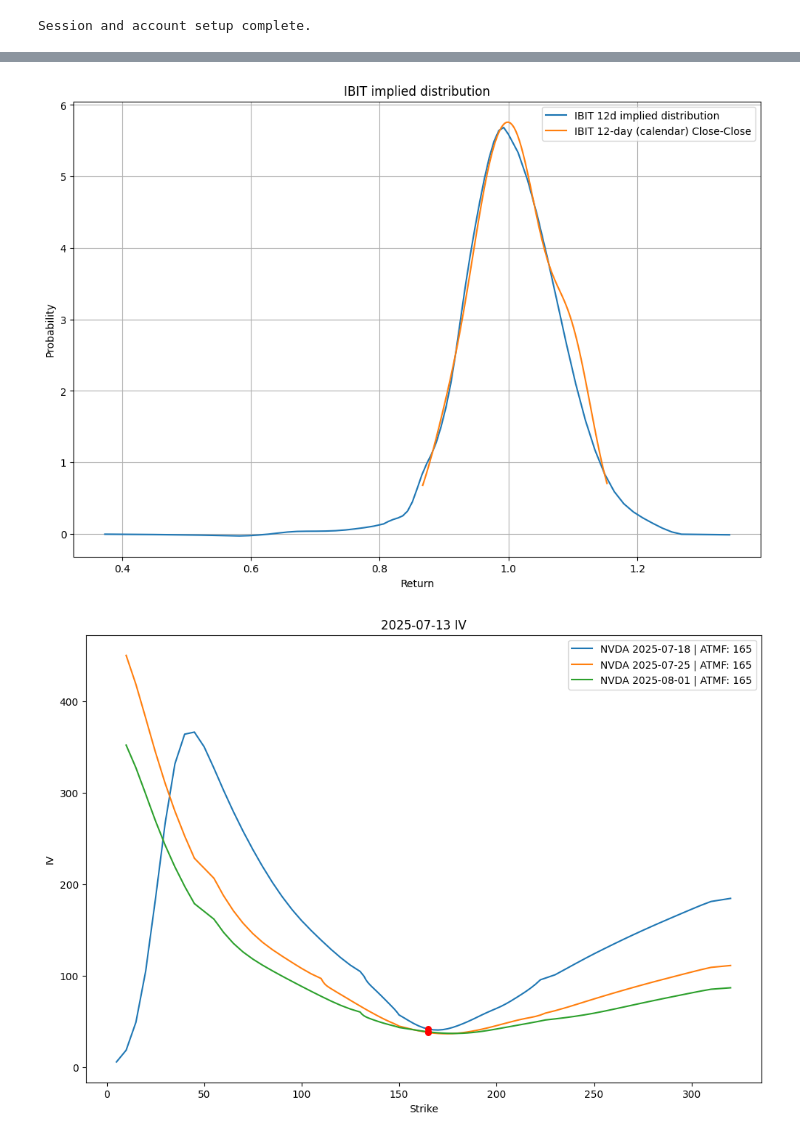
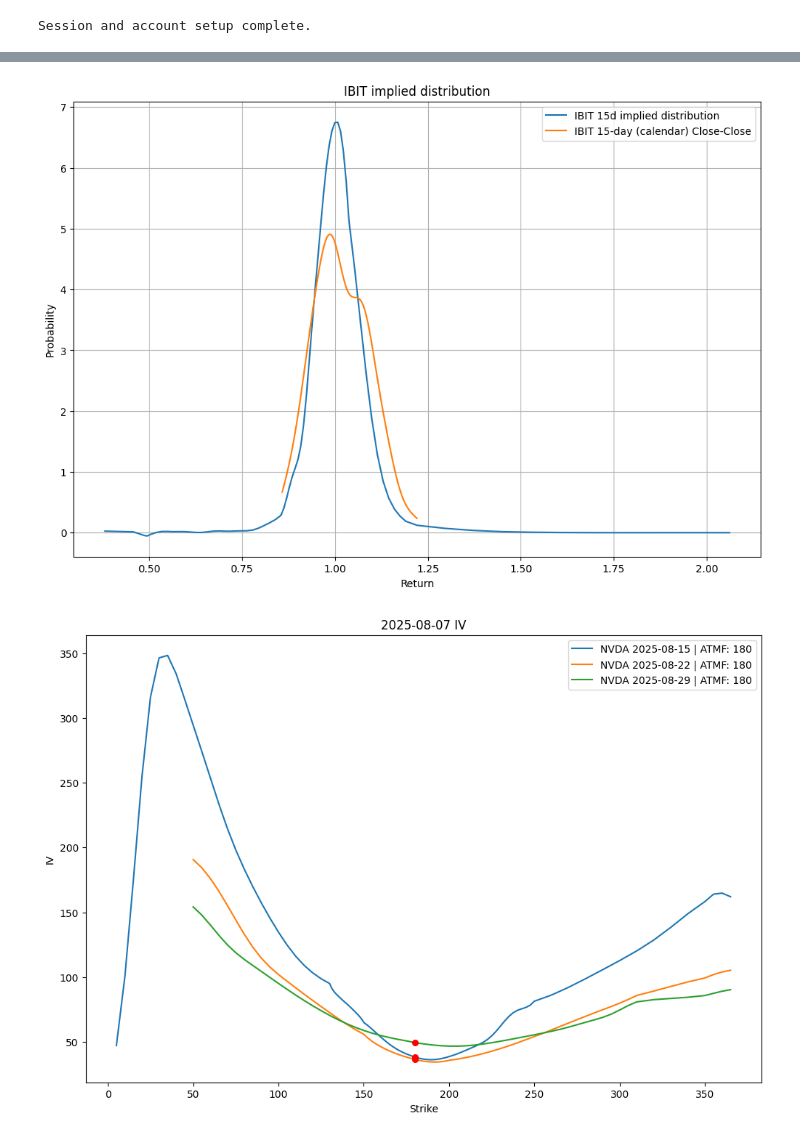
Before and after one commit to warrenjch/tastytrade-calculator, a Jupyter notebook: example.ipynb, the cells around one changed output, grey strips where cells are left out. Drawn from its saved outputs; the diff is of its cells as text; code cells hidden in the pictures.

```diff
--- a/example.ipynb
+++ b/example.ipynb
@@ -45,18 +46,18 @@ fig = OptionMethods.plot_iv(session, 'QQQ', pd.to_datetime('2025-08-15'), fig=fi
 # %%
 ticker = 'IBIT'
-dte = 12
+dte = 15
 chain = OptionMethods.get_current_chain(session, ticker, dte=dte)
 rfr = Auxiliary.get_rfr()
 fig, chain = OptionMethods.plot_implied_dist(chain, dte, rfr, symbol=ticker, gaussian_sigma=2)
-fig = Historical.plot_return_distribution(ticker=ticker, period=dte, mode='CC', time_method='calendar', start_date='2025-01-01', end_date='2025-07-10', fig=fig)
+fig = Historical.plot_return_distribution(ticker=ticker, period=dte, mode='CC', time_method='calendar', start_date='2025-01-01', end_date='2025-08-07', fig=fig)
 
 plt.show()
 # %% [output]
-[figure, old version]
+[figure, new version]
 # %%
 fig = None
-for exp in ['2025-07-18', '2025-07-25', '2025-08-01']:
+for exp in ['2025-08-15', '2025-08-22', '2025-08-29']:
     fig = OptionMethods.plot_iv(session, 'NVDA', exp=pd.to_datetime(exp), fig = fig)
 plt.show()
 # %% [output]
-[figure, old version]
+[figure, new version]
```
Also changed, not shown: parts of 3 cells of this notebook, 3 other files.
